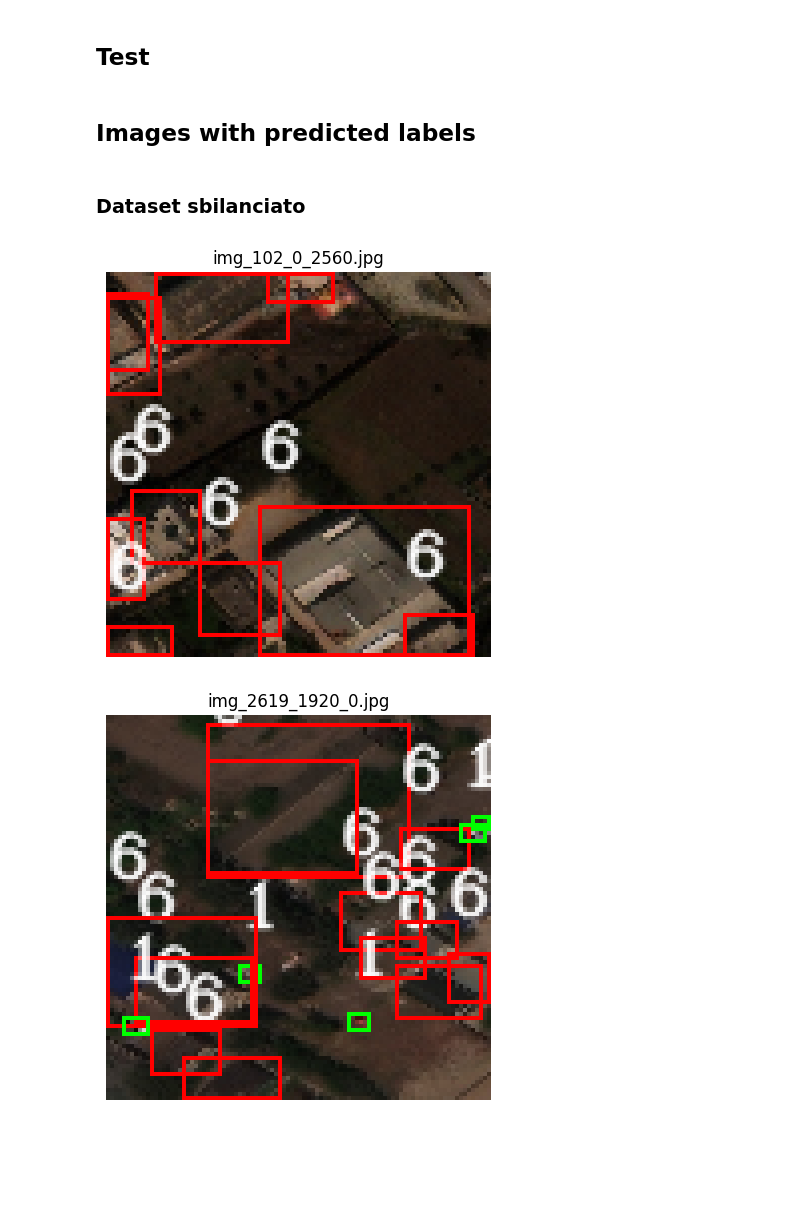
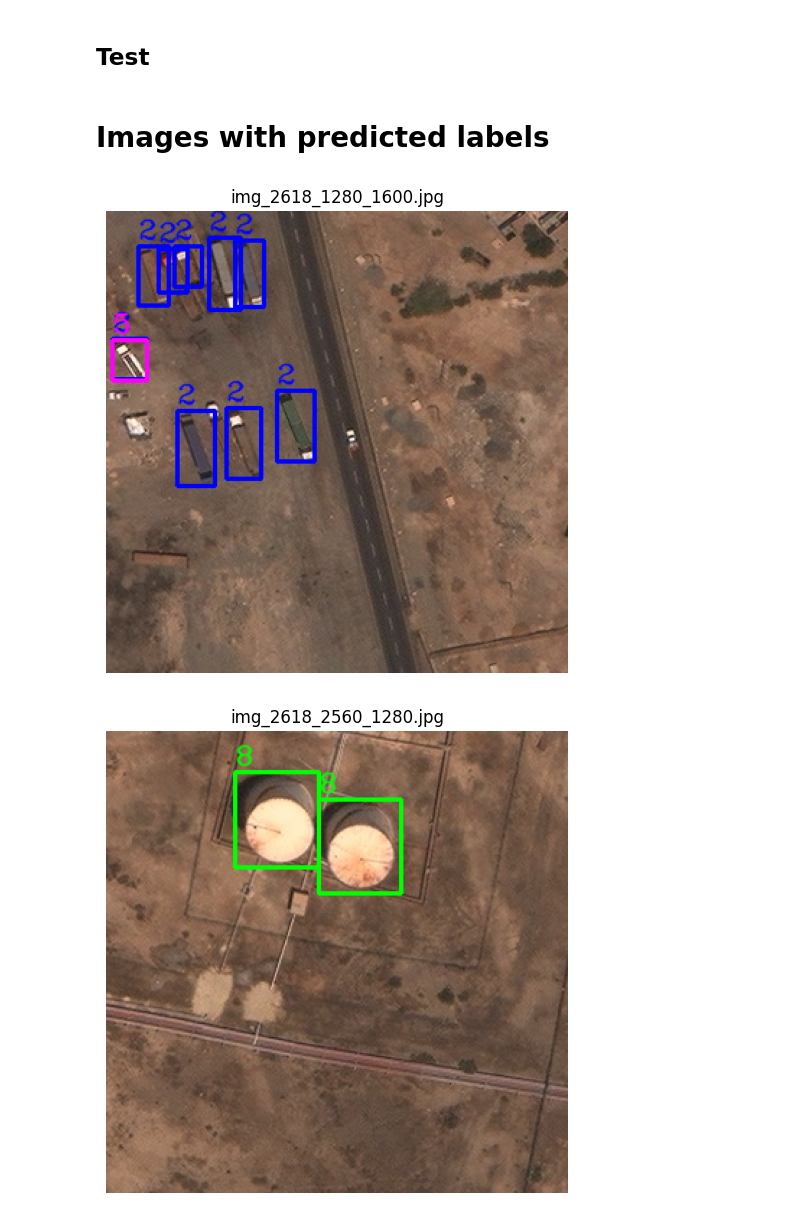
Before and after one commit to Leonard2310/xViewObjectDetection, a Jupyter notebook: FT_YOLOxViewOD.ipynb, the cells around one changed output. Drawn from its saved outputs; the diff is of its cells as text; code cells hidden in the pictures; blank space fills up the shorter version.

```diff
--- a/FT_YOLOxViewOD.ipynb
+++ b/FT_YOLOxViewOD.ipynb
@@ -515,13 +515,8 @@ results = model.val(data=dataset_yaml)
 model = YOLO('/kaggle/working/runs/detect/train4/weights/best.pt')
 results = model.predict(test_img, imgsz=416, conf = 0.25, save = True, save_txt = True, project = out_dataset_pth, verbose = False)
 # %% [markdown]
-## Images with predicted labels
+# Images with predicted labels
 # %%
-import os
-import cv2
-import matplotlib.pyplot as plt
-import numpy as np
-
 def draw_bboxes_on_images(image_list, image_folder, txt_folder, output_folder=None):
     """
     Disegna i bounding box sulle immagini in base ai file txt corrispondenti.
@@ -538,11 +533,16 @@ def draw_bboxes_on_images(image_list, image_folder, txt_folder, output_folder=No
     # Creiamo un dizionario di colori unici per ciascuna categoria
     category_colors = {
         0: (255, 0, 0),   # Red for category 0
-        1: (0, 255, 0),   # Green for category 1
+        1: (0, 128, 0),   # Verde scuro for category 1
         2: (0, 0, 255),   # Blue for category 2
         3: (255, 255, 0), # Yellow for category 3
         4: (0, 255, 255), # Cyan for category 4
         5: (255, 0, 255), # Magenta for category 5
+        6: (128, 0, 128), # Viola for category 6
+        7: (0, 0, 128),   # Blu scuro for category 7
+        8: (0, 255, 0),   # Verde for category 8
+        9: (128, 0, 0),   # Marrone for category 9
+        10:(128, 128, 0), # Oliva for category 10
     }
 
     for image_name in image_list:
@@ -560,10 +560,6 @@ def draw_bboxes_on_images(image_list, image_folder, txt_folder, output_folder=No
         # Carica l'immagine
         image = cv2.imread(image_path)
         image = cv2.cvtColor(image, cv2.COLOR_BGR2RGB)
-
-        # Ridimensiona l'immagine per renderla più piccola
-        scale_factor = 0.3  # Ridimensionamento al 30% per immagini ancora più piccole
-        image = cv2.resize(image, (0, 0), fx=scale_factor, fy=scale_factor)
 
         # Leggi i dati dal file txt
         with open(txt_path, "r") as file:
@@ -588,20 +584,26 @@ def draw_bboxes_on_images(image_list, image_folder, txt_folder, output_folder=No
             color = category_colors.get(int(category_id), (255, 0, 0))
 
             # Disegna il rettangolo e la label sull'immagine
-            cv2.rectangle(image, (abs_x_min, abs_y_min), (abs_x_max, abs_y_max), color, 1)  # Spessore 1
+            cv2.rectangle(image, (abs_x_min, abs_y_min), (abs_x_max, abs_y_max), color, 2)  # Spessore 2
+
+            # Posizione del testo vicino al bounding box
+            text_x = abs_x_min
+            text_y = abs_y_min - 5  # Spostiamo il testo più vicino al bounding box
+
+            # Disegnare il testo con il colore della categoria
             cv2.putText(
                 image,
                 str(int(category_id)),
-                (abs_x_min, abs_y_min - 10),
-                cv2.FONT_HERSHEY_COMPLEX_SMALL,  # Font più definito
-                0.8,  # Dimensione del font
-                (255, 255, 255),  # Colore del testo (bianco)
+                (text_x, text_y),  # Posizione del testo
+                cv2.FONT_HERSHEY_COMPLEX_SMALL,
+                1,  # Dimensione del font
+                color,  # Colore del testo (lo stesso del bounding box)
                 1,  # Spessore del testo
                 lineType=cv2.LINE_AA  # Migliore antialiasing
             )
 
-        # Mostra l'immagine con Matplotlib
-        plt.figure(figsize=(5, 5))  # Dimensioni più piccole
+        # Mostra l'immagine
+        plt.figure(figsize=(6, 6))  # Dimensioni più piccole
         plt.imshow(image)
         plt.axis("off")
         plt.title(image_name)
@@ -611,13 +613,11 @@ def draw_bboxes_on_images(image_list, image_folder, txt_folder, output_folder=No
         if output_folder:
             output_path = os.path.join(output_folder, image_name)
             cv2.imwrite(output_path, cv2.cvtColor(image, cv2.COLOR_RGB2BGR))
-# %% [markdown]
-### Dataset sbilanciato
 # %%
 # Esempio di utilizzo
-image_list = ["img_102_0_2560.jpg", "img_2619_1920_0.jpg"]
+image_list = ["img_2618_1280_1600.jpg", "img_2618_2560_1280.jpg", "img_2608_2880_640.jpg", "img_2591_2240_1280.jpg"]
 txt_folder = "/kaggle/input/predicted-labels"
 draw_bboxes_on_images(image_list, img_fldr, txt_folder)
 # %% [output]
-[figure, old version]
+[figure, new version]
-[figure, old version]
+[figure, new version]
```
Also changed, not shown: parts of 1 cell of this notebook.
